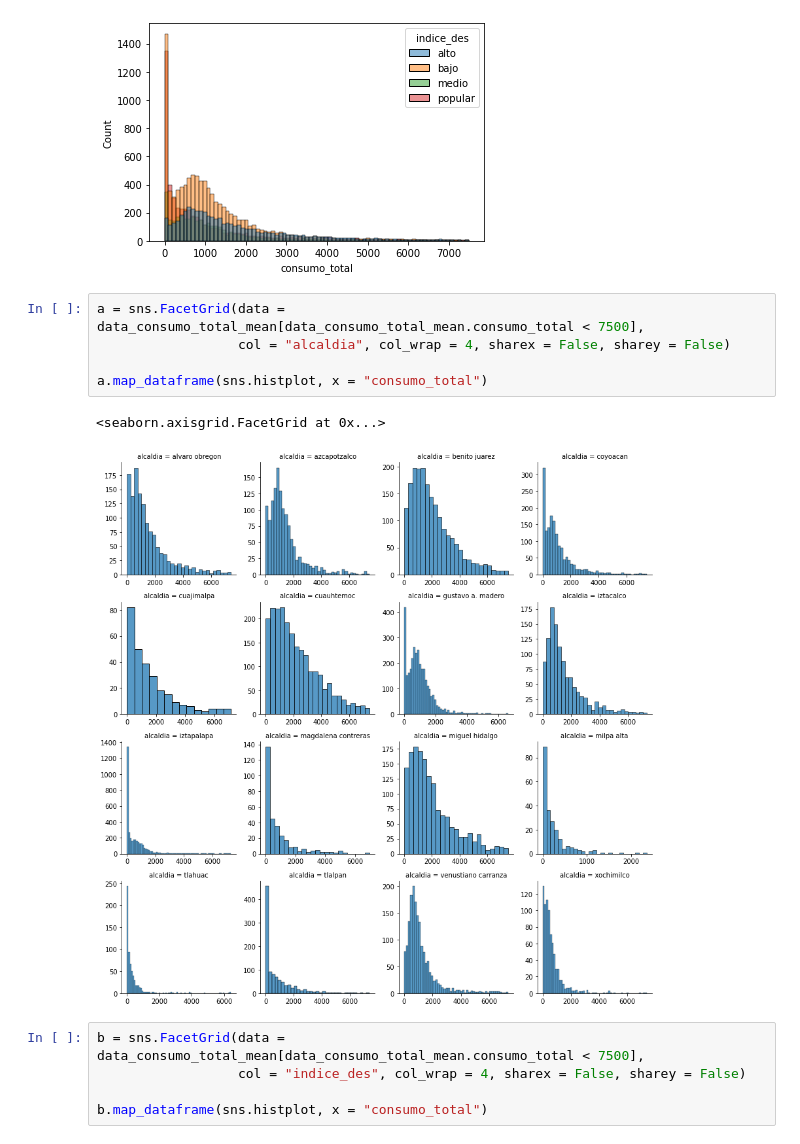
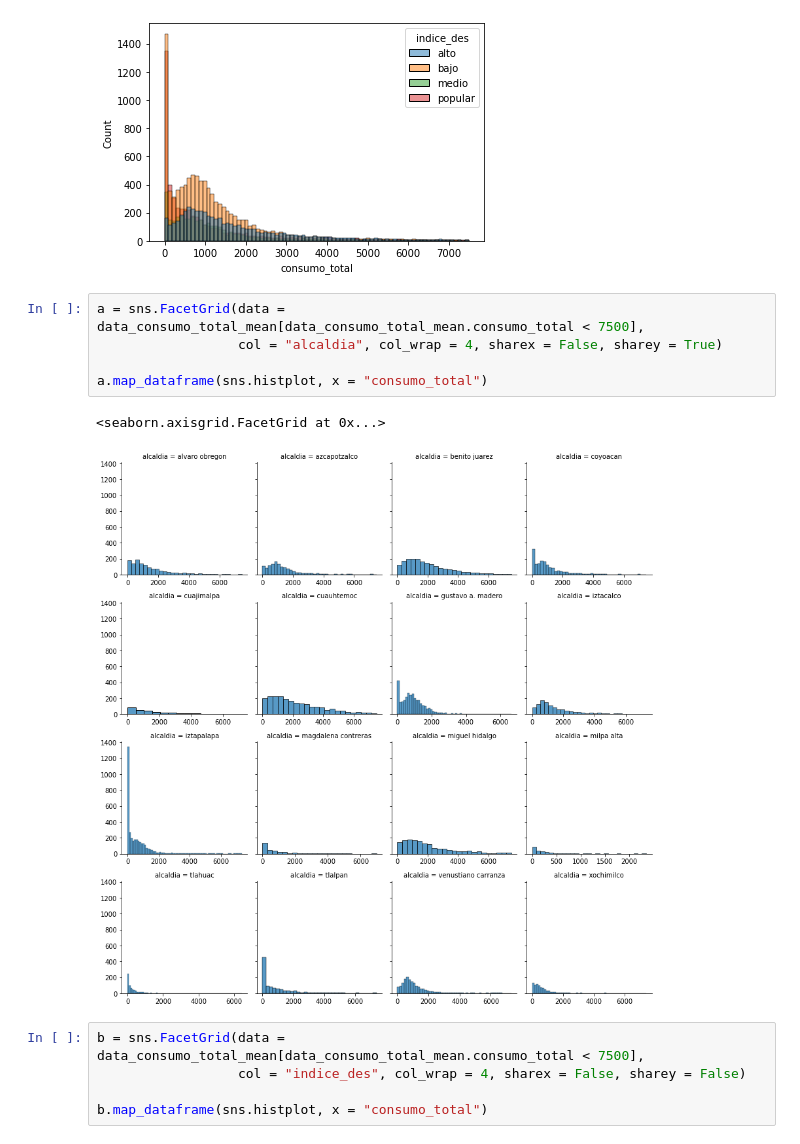
Before and after one commit to lechugaa/intro_ds_p1_consumo_agua, a Jupyter notebook: Lab_1_MH.ipynb, the cells around one changed output. Cells and saved outputs as stored; diff of their text form.

Commit message:
Cambiar sharey a True en plot de histogramas

```diff
--- a/Lab_1_MH.ipynb
+++ b/Lab_1_MH.ipynb
@@ -285,12 +285,12 @@ sns.histplot(x = "consumo_total", hue = "indice_des", data = data_consumo_total_
 [figure]
 # %%
 a = sns.FacetGrid(data = data_consumo_total_mean[data_consumo_total_mean.consumo_total < 7500],
-                  col = "alcaldia", col_wrap = 4, sharex = False, sharey = False)
+                  col = "alcaldia", col_wrap = 4, sharex = False, sharey = True)
 
 a.map_dataframe(sns.histplot, x = "consumo_total")
 # %% [output]
 <seaborn.axisgrid.FacetGrid at 0x...>
-[figure, old version]
+[figure, new version]
 # %%
 b = sns.FacetGrid(data = data_consumo_total_mean[data_consumo_total_mean.consumo_total < 7500],
                   col = "indice_des", col_wrap = 4, sharex = False, sharey = False)
```
